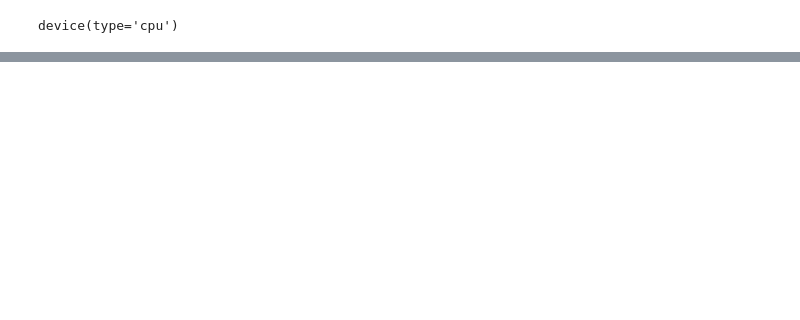
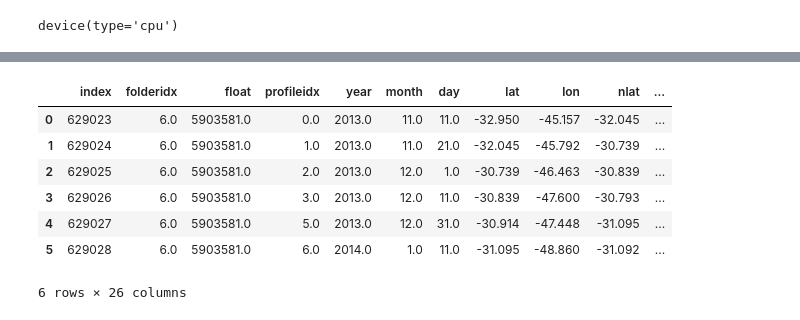
Before and after one commit to kalkulator413/argo_nn, a Jupyter notebook: train.ipynb, the cells around one changed output, grey strips where cells are left out. Drawn from its saved outputs; the diff is of its cells as text; code cells hidden in the pictures; blank space fills up the shorter version.

```diff
--- a/train.ipynb
+++ b/train.ipynb
@@ -68,0 +87,19 @@ adir: 3.0609452724456787         adist: 0.9657388925552368
+# %%
+# picking a contiguous sequence
+just_one = complete[complete.get('float') == 5903581.0].head(6)
+small_test = torch.tensor(just_one[['ts1', 'ts2', 'ts3', 'ts4', 'ts5', 'ts6', 'ts7', 'ts8']].to_numpy()).float().to(device)
+pred = model(small_test).detach().numpy()
+dx = pred[:, 0] * np.cos(pred[:,1])
+dy = pred[:, 0] * np.sin(pred[:,1])
+just_one = just_one.assign(pnlat = dy+just_one.get('lat'))
+just_one = just_one.assign(pnlon = dx+just_one.get('lon')).reset_index()
+just_one
+# %% [output]
+|  | index | folderidx | float | profileidx | year | month | day | lat | lon | nlat | ... |
+| 0 | 629023 | 6.0 | 5903581.0 | 0.0 | 2013.0 | 11.0 | 11.0 | -32.950 | -45.157 | -32.045 | ... |
+| 1 | 629024 | 6.0 | 5903581.0 | 1.0 | 2013.0 | 11.0 | 21.0 | -32.045 | -45.792 | -30.739 | ... |
+| 2 | 629025 | 6.0 | 5903581.0 | 2.0 | 2013.0 | 12.0 | 1.0 | -30.739 | -46.463 | -30.839 | ... |
+| 3 | 629026 | 6.0 | 5903581.0 | 3.0 | 2013.0 | 12.0 | 11.0 | -30.839 | -47.600 | -30.793 | ... |
+| 4 | 629027 | 6.0 | 5903581.0 | 5.0 | 2013.0 | 12.0 | 31.0 | -30.914 | -47.448 | -31.095 | ... |
+| 5 | 629028 | 6.0 | 5903581.0 | 6.0 | 2014.0 | 1.0 | 11.0 | -31.095 | -48.860 | -31.092 | ... |
+6 rows × 26 columns
```
Also changed, not shown: parts of 8 cells of this notebook.
